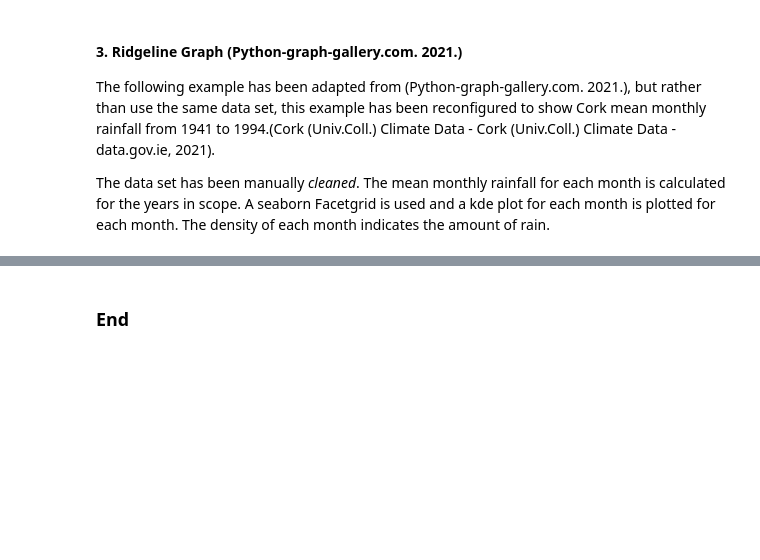
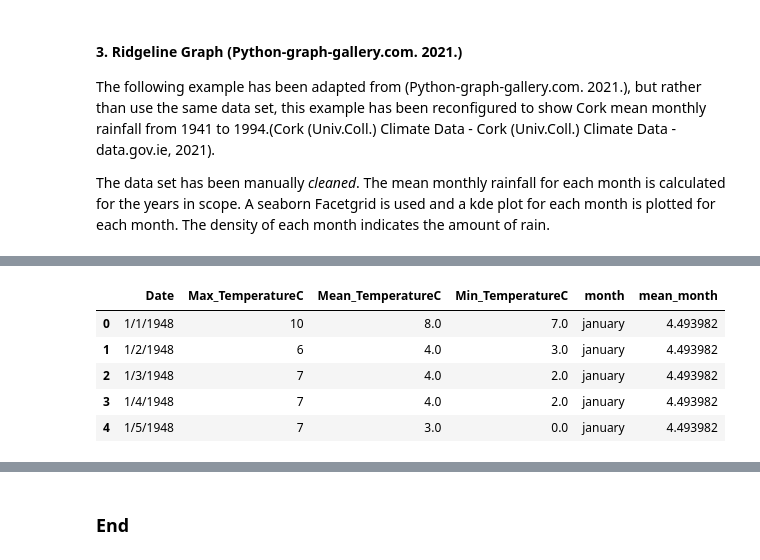
Before and after one commit to Jonish99/Fundamentals-of-Data-Analysis-Assessment, a Jupyter notebook: pyplot.ipynb, the cells around one changed output, grey strips where cells are left out. Saved outputs shown, nothing was run; the diff lists cells and outputs as text; code cells hidden in the pictures; blank space fills up the shorter version.

```diff
--- a/pyplot.ipynb
+++ b/pyplot.ipynb
@@ -306,13 +306,16 @@ A seaborn Facetgrid is used and a kde plot for each month is plotted for each mo
 # %%
 
 sns.set_theme(style="white", rc={"axes.facecolor": (0, 0, 0, 0)})
-
 # getting the data
 rain = pd.read_csv('data/dly904.csv') # we retrieve the data from plotly's GitHub repository
 
 rain['month'] = pd.to_datetime(rain['date']).dt.month # we store the month in a separate column
+#the pandas dt.year method causes years before 1970 to appear as 21st centurar years, e.g. 1969 becomes 2069.
+#This is not a problem as our year range is between 1941 and 1994, and we are not interested in years just the
+#total for each month per year and then the average montly rainfall. I have chosen not remedy this as it out
+#scope of the assignment brief.
 rain['year'] = pd.to_datetime(rain['date']).dt.year # we store the month in a separate column
-# Define dictionary to apply to dataframe column to use a labels when the plots are created.
+# Define dictionary to apply to dataframe column to use as labels when the plots are created.
 month_dict = {1: 'January',
               2: 'February',
               3: 'March',
@@ -327,15 +330,28 @@ month_dict = {1: 'January',
               12: 'December'}
 
 # Create a new column, 'month'
+
+rain['mnt_idx']=rain['month']
 rain['month'] = rain['month'].map(month_dict)
 # Create a pandas serie calculating the mean monthly rainfall for years in scope.
 month_mean_serie = rain.groupby('month')['daily_rain'].mean()
-year_mean_serie = rain.groupby('year')['daily_rain'].sum()
-#print(month_mean_serie)
+#month_mean_serie = rain.groupby('year')['daily_rain'].sum()
+print(month_mean_serie)
 #Apply mean monthyly rainfall to a new column mapped on months.
 rain['mean_month'] = rain['month'].map(month_mean_serie)
-rain['mean_year'] = rain['month'].map(year_mean_serie)
+#print(rain)
 
-rain = rain.groupby(['month','year'])['daily_rain'].sum()
-print(rain)
+rain_df = rain.groupby(["year", "month"], as_index=False).sum()# (group and Boston, 2021)
+#daily rain has now become monthly rain
+
+print(rain_df)
+rain_df.rename({'daily_rain':'monthly_rain'})
+#rain_df = rain_df.sum()
+
+rain_df = rain_df.sort_values(['year', 'month'])
+
+#rain_df = grouped_and_summed.reset_index(1)
+pd.set_option('display.max_rows', 20)
+rain_df.rename({'daily_rain':'monthly_rain'})
+print (rain_df)
 # %% [output]
@@ -401,0 +425,9 @@ plt.show()
+# %%
+temp.head()
+# %% [output]
+|  | Date | Max_TemperatureC | Mean_TemperatureC | Min_TemperatureC | month | mean_month |
+| 0 | 1/1/1948 | 10 | 8.0 | 7.0 | january | 4.493982 |
+| 1 | 1/2/1948 | 6 | 4.0 | 3.0 | january | 4.493982 |
+| 2 | 1/3/1948 | 7 | 4.0 | 2.0 | january | 4.493982 |
+| 3 | 1/4/1948 | 7 | 4.0 | 2.0 | january | 4.493982 |
+| 4 | 1/5/1948 | 7 | 3.0 | 0.0 | january | 4.493982 |
```
Also changed, not shown: parts of 4 cells of this notebook.
